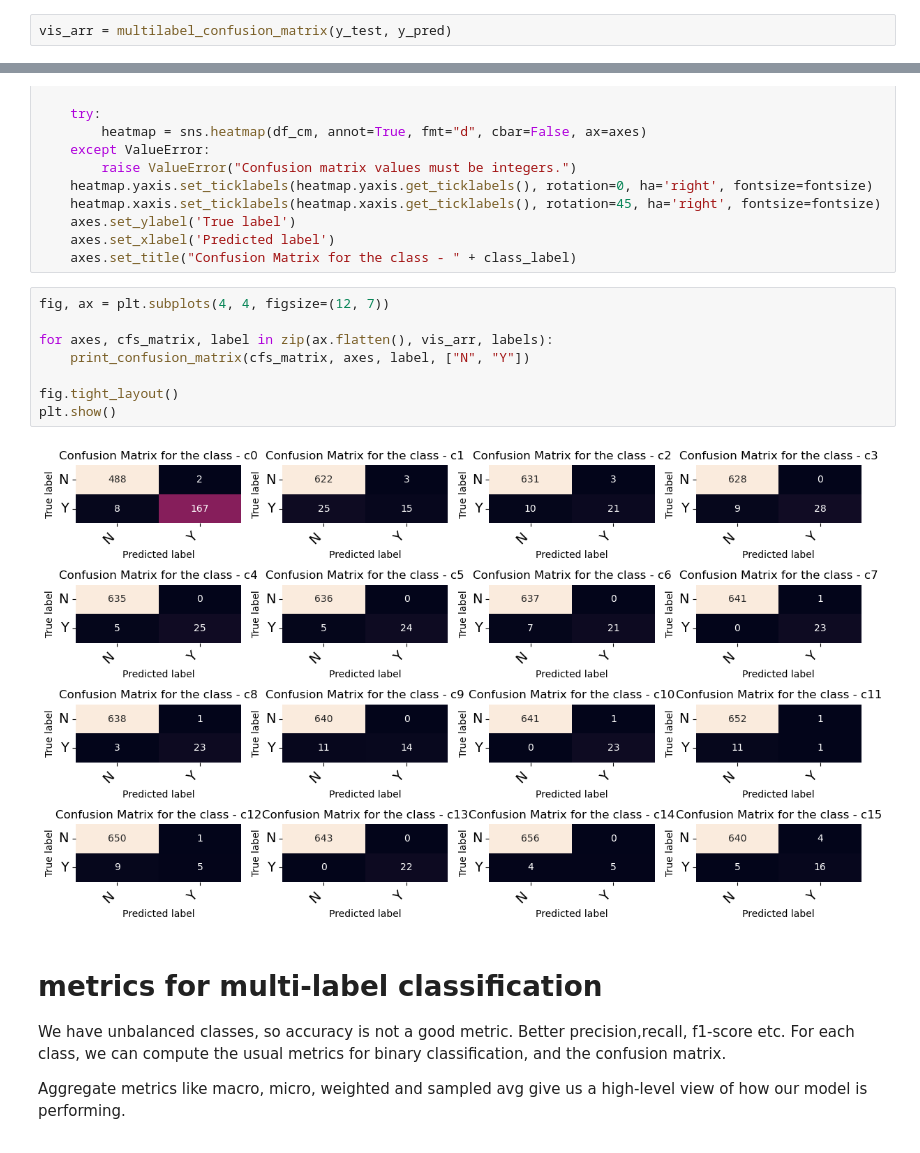
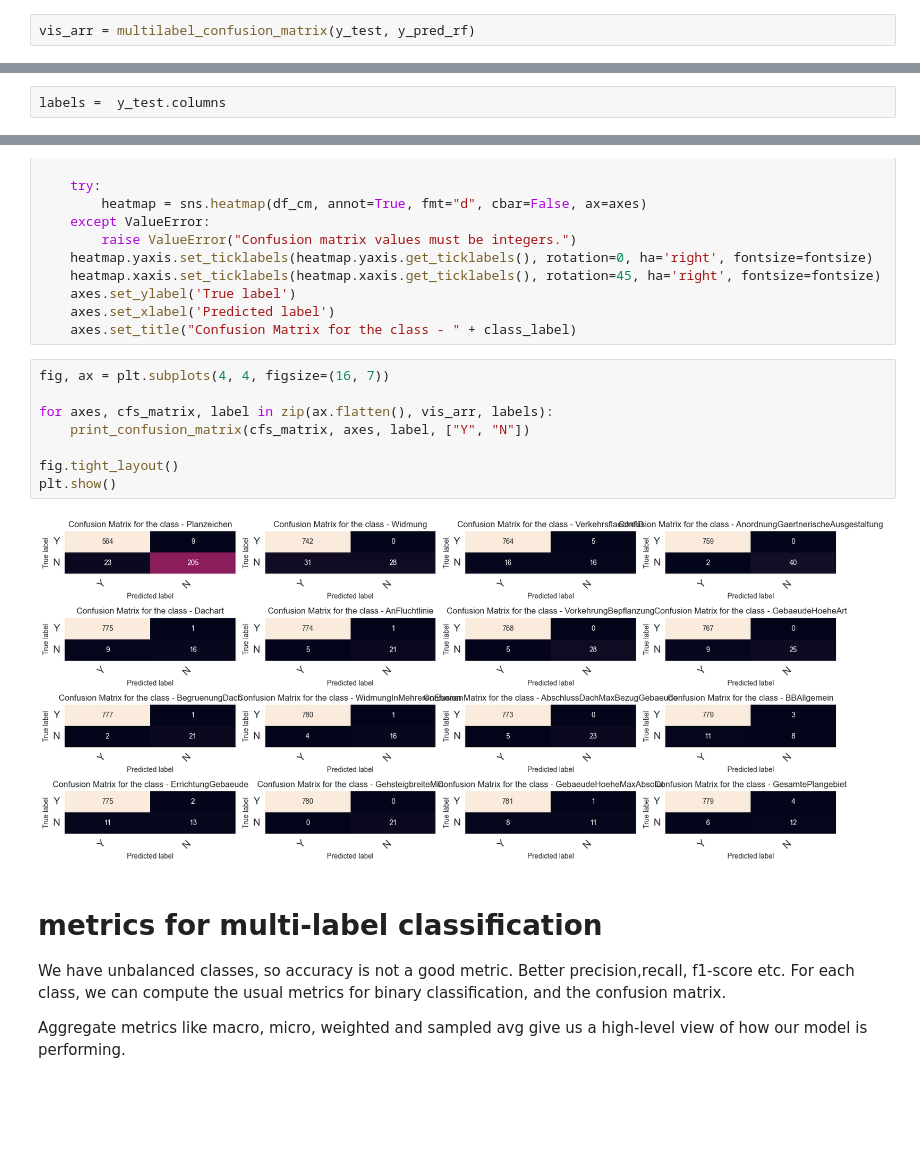
Before and after one commit to WebSchw/Tempo, a Jupyter notebook: docs/Preprocess+train.ipynb, the cells around one changed output, grey strips where cells are left out. Saved outputs shown, nothing was run; the diff lists cells and outputs as text; blank space fills up the shorter version.

Commit message:
Deleted Old Notebook Preprocessing final version. Training class labels in confusion matrix

```diff
--- a/docs/Preprocess+train.ipynb
+++ b/docs/Preprocess+train.ipynb
@@ -222,4 +207,4 @@ plt.show()
 # cm = accuracy_score(y_test, y_pred)
 # cm
 # %%
-vis_arr = multilabel_confusion_matrix(y_test, y_pred)
+vis_arr = multilabel_confusion_matrix(y_test, y_pred_rf)
@@ -227,0 +211,2 @@ labels = ["".join("c" + str(i)) for i in range(0, y_pred.shape[1])]
+# %%
+labels =  y_test.columns
@@ -242,15 +247,15 @@ def print_confusion_matrix(confusion_matrix, axes, class_label, class_names, fon
     axes.set_xlabel('Predicted label')
     axes.set_title("Confusion Matrix for the class - " + class_label)
 # %%
-fig, ax = plt.subplots(4, 4, figsize=(12, 7))
+fig, ax = plt.subplots(4, 4, figsize=(16, 7))
 
 for axes, cfs_matrix, label in zip(ax.flatten(), vis_arr, labels):
-    print_confusion_matrix(cfs_matrix, axes, label, ["N", "Y"])
+    print_confusion_matrix(cfs_matrix, axes, label, ["Y", "N"])
 
 fig.tight_layout()
 plt.show()
 # %% [output]
-[figure, old version]
+[figure, new version]
 # %% [markdown]
 # metrics for multi-label classification
 
```
Also changed, not shown: parts of 14 cells of this notebook, 1 other file.
